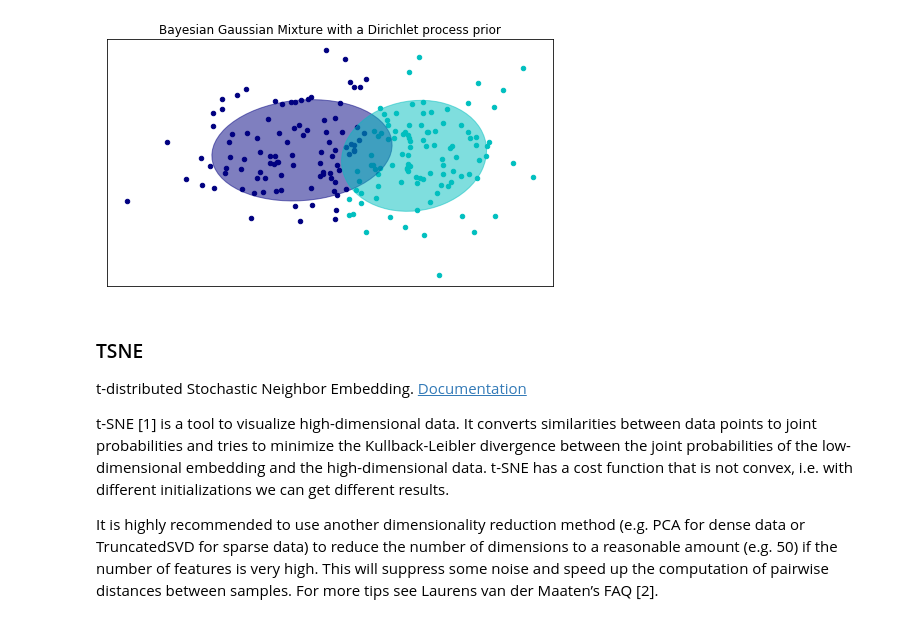
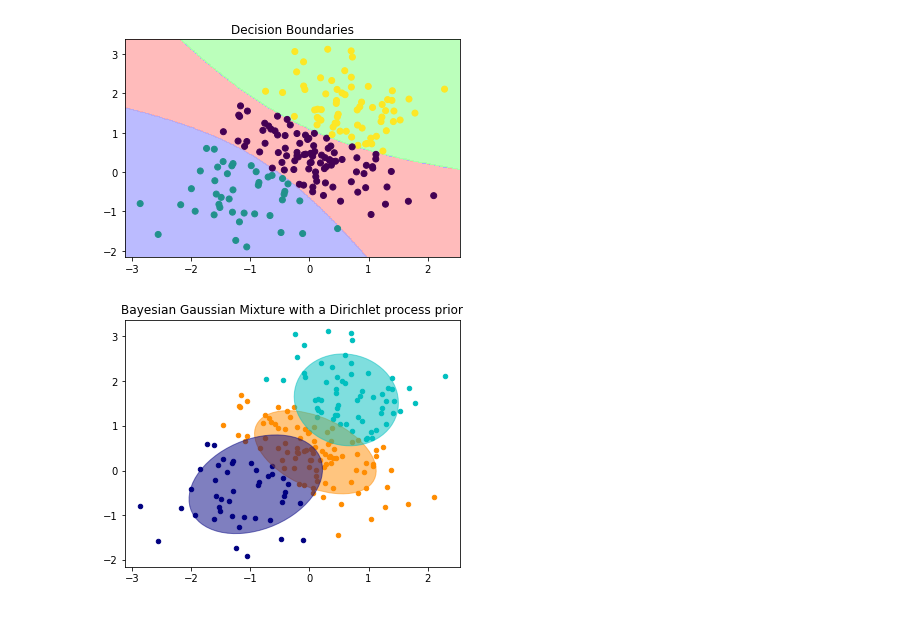
Before and after one commit to deeplearninghsw/dlhsw-examples, a Jupyter notebook: Regression/GaussianClustering.ipynb, the cells around one changed output. Saved outputs shown, nothing was run; the diff lists cells and outputs as text; code cells hidden in the pictures.

```diff
--- a/Regression/GaussianClustering.ipynb
+++ b/Regression/GaussianClustering.ipynb
@@ -55,15 +55,14 @@ plot_results(X, gmm.predict(X), gmm.means_, gmm.covariances_, 0, 'Gaussian Mixtu
+# %%
+plot_boundaries(X, y_pred, gmm, "Decision Boundaries")
+# %% [output]
+[figure, added]
 # %%
 # Fit a Dirichlet process Gaussian mixture using five components
 bgm = BayesianGaussianMixture(n_components=3, covariance_type='full').fit(X)
+
+y_pred = bgm.predict(X)
+
 plot_results(X, bgm.predict(X), bgm.means_, bgm.covariances_, 1,
-             'Bayesian Gaussian Mixture with a Dirichlet process prior')
+                'Bayesian Gaussian Mixture with a Dirichlet process prior')
 # %% [output]
-[figure, old version]
+[figure, new version]
-# %% [markdown]
-### TSNE
-
-t-distributed Stochastic Neighbor Embedding. [Documentation](https://scikit-learn.org/stable/modules/generated/sklearn.manifold.TSNE.html)
-
-t-SNE [1] is a tool to visualize high-dimensional data. It converts similarities between data points to joint probabilities and tries to minimize the Kullback-Leibler divergence between the joint probabilities of the low-dimensional embedding and the high-dimensional data. t-SNE has a cost function that is not convex, i.e. with different initializations we can get different results.
-
-It is highly recommended to use another dimensionality reduction method (e.g. PCA for dense data or TruncatedSVD for sparse data) to reduce the number of dimensions to a reasonable amount (e.g. 50) if the number of features is very high. This will suppress some noise and speed up the computation of pairwise distances between samples. For more tips see Laurens van der Maaten’s FAQ [2].
```
Also changed, not shown: parts of 9 cells of this notebook, 1 other file.
